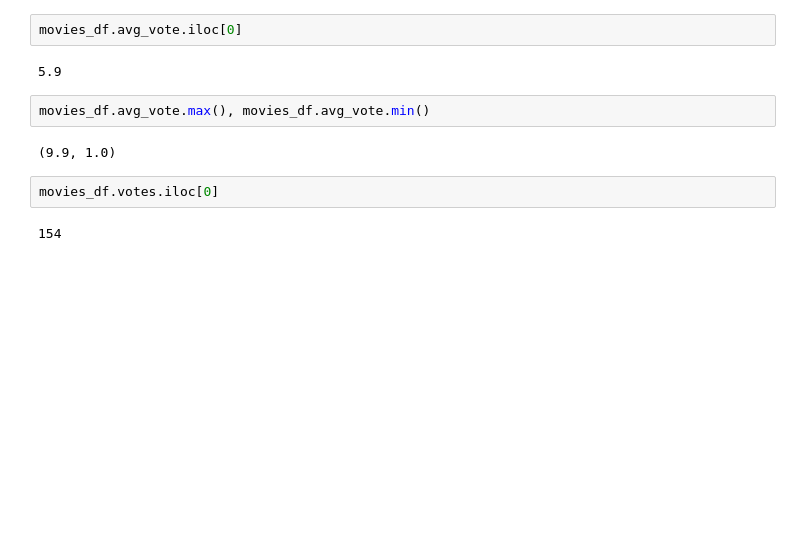
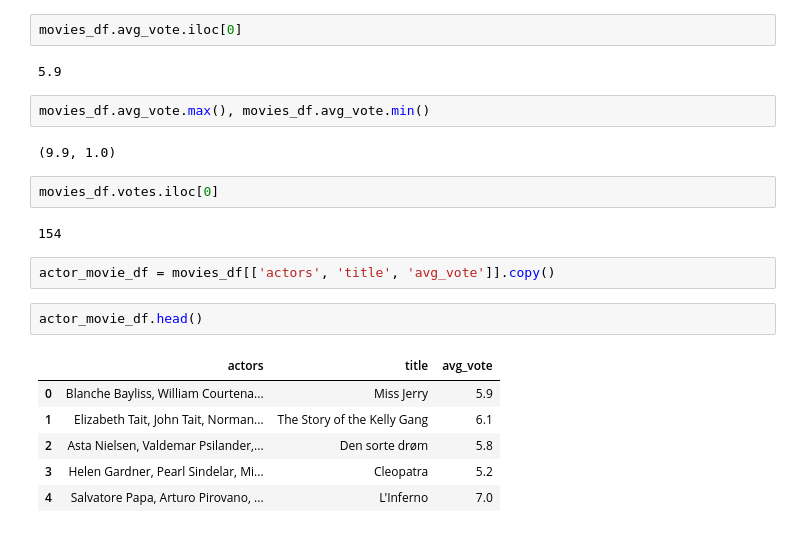
Before and after one commit to yuchild/imdb_recommender, a Jupyter notebook: recommender.ipynb, the cells around one changed output. Drawn from its saved outputs; the diff is of its cells as text; blank space fills up the shorter version.

```diff
--- a/recommender.ipynb
+++ b/recommender.ipynb
@@ -86,3 +98,14 @@ movies_df.avg_vote.max(), movies_df.avg_vote.min()
 movies_df.votes.iloc[0]
 # %% [output]
 154
+# %%
+actor_movie_df = movies_df[['actors', 'title', 'avg_vote']].copy()
+# %%
+actor_movie_df.head()
+# %% [output]
+|  | actors | title | avg_vote |
+| 0 | Blanche Bayliss, William Courtena... | Miss Jerry | 5.9 |
+| 1 | Elizabeth Tait, John Tait, Norman... | The Story of the Kelly Gang | 6.1 |
+| 2 | Asta Nielsen, Valdemar Psilander,... | Den sorte drøm | 5.8 |
+| 3 | Helen Gardner, Pearl Sindelar, Mi... | Cleopatra | 5.2 |
+| 4 | Salvatore Papa, Arturo Pirovano, ... | L'Inferno | 7.0 |
```
Also changed, not shown: parts of 15 cells of this notebook.
